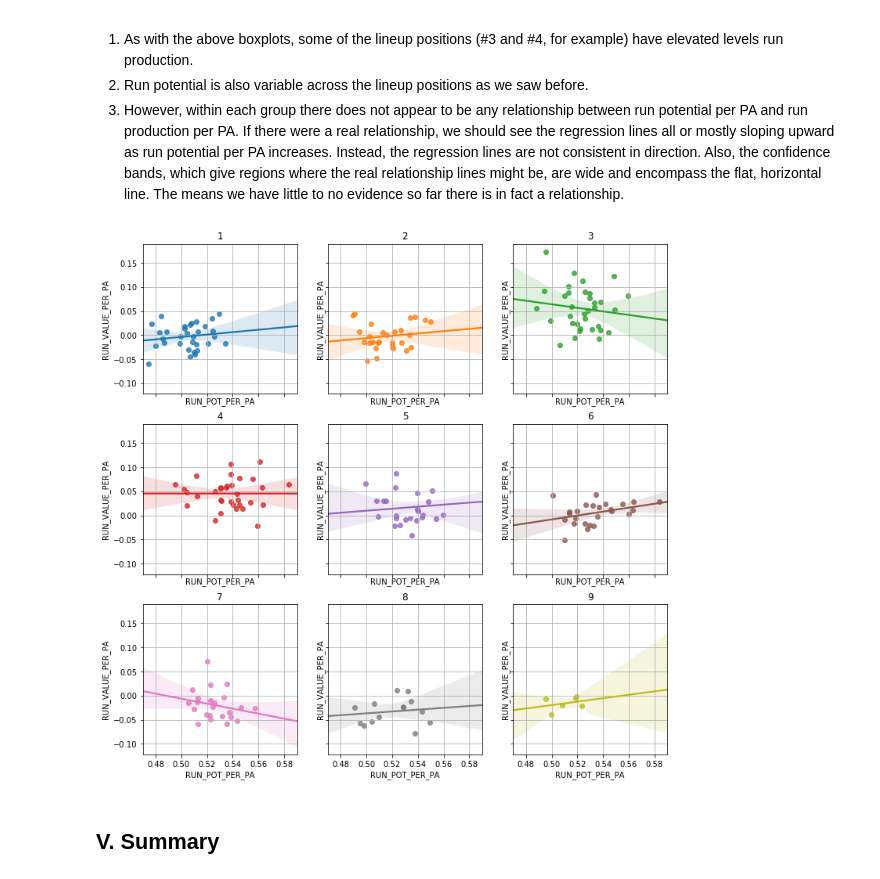
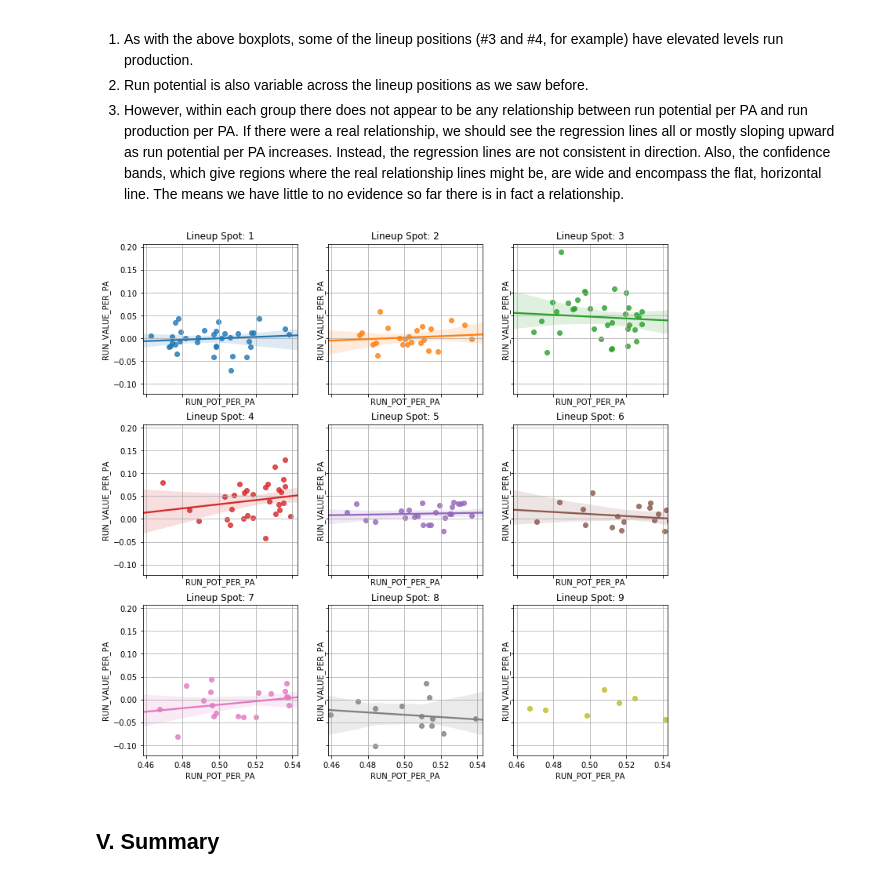
Before and after one commit to ds-modules/SPORTS, a Jupyter notebook: notes/Run Potential, Run Production, and RE24.ipynb, the cells around one changed output. Saved outputs shown, nothing was run; the diff lists cells and outputs as text; code cells hidden in the pictures.

```diff
--- a/notes/Run Potential, Run Production, and RE24.ipynb
+++ b/notes/Run Potential, Run Production, and RE24.ipynb
@@ -24,7 +24,7 @@ import seaborn as sns
 
 %matplotlib inline
 # %%
-year = 2001
+year = 2002
 # %%
 base_runner_codes = {
     0: "OOO", # No one on
@@ -295,17 +295,20 @@ The takeaways may not be obvious but here they are:
 # %%
 fig, axarr = plt.subplots(nrows=3, ncols=3, figsize=(12, 12), sharex=True, sharey=True)
 grps = batter_data.loc[qualified].groupby('lineup_pos')
 for i, (pos, grp) in enumerate(grps):
     ax = axarr.ravel()[i]
-    ax.set_xlim(0.47, 0.59);
     sns.regplot(
         ax=ax,
         x='RUN_POT_PER_PA', y='RUN_VALUE_PER_PA',
-        data=grp, fit_reg=True);
+        data=grp,
+        fit_reg=(i != 8),
+        robust=True,   # Use bootstrap to estimate confidence region for regression
+        n_boot=100
+    )
     ax.grid()
-    ax.set_title(pos)
+    ax.set_title("Lineup Spot: %d" % pos)
 # %% [output]
-[figure, old version]
+[figure, new version]
 # %% [markdown]
 ## V. Summary
 # %% [markdown]
```
Also changed, not shown: parts of 13 cells of this notebook.
